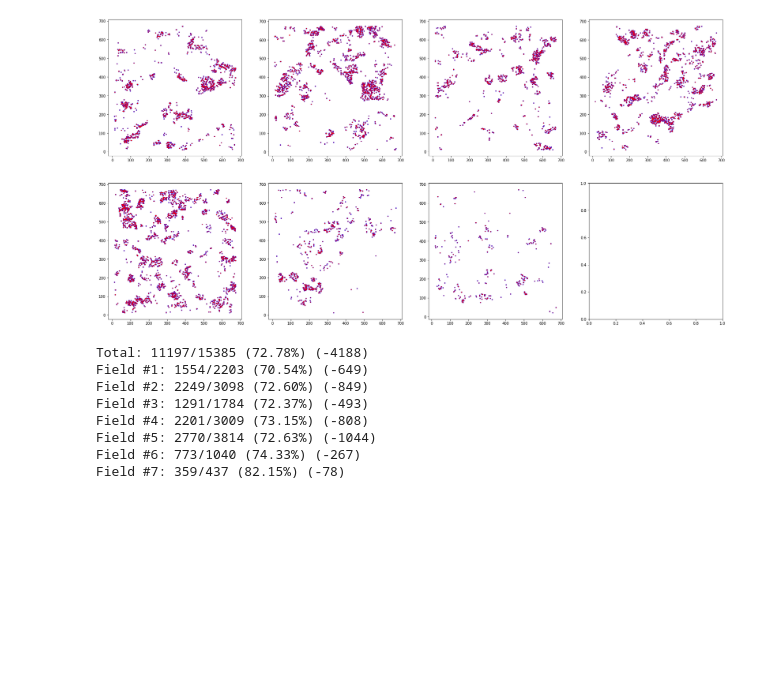
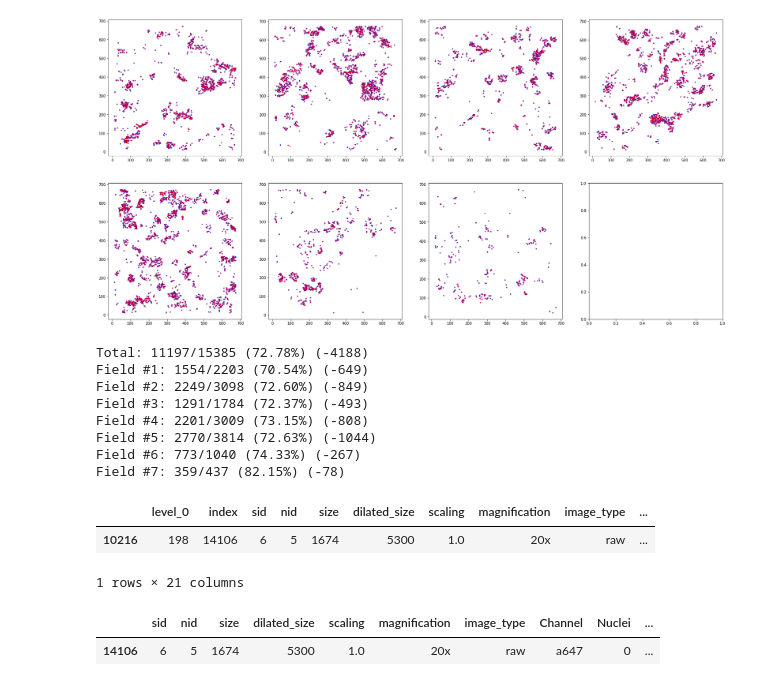
Before and after one commit to ggirelli/deconwolf-smFISH-analysis, a Jupyter notebook: notebooks/5.1_overlap_noise_removal/1_run.ipynb, the cells around one changed output. Cells and saved outputs as stored; diff of their text form; code cells hidden in the pictures; blank space fills up the shorter version.

```diff
--- a/notebooks/5.1_overlap_noise_removal/1_run.ipynb
+++ b/notebooks/5.1_overlap_noise_removal/1_run.ipynb
@@ -97,3 +97,14 @@ Field #7: 359/437 (82.15%) (-78)
 cleaned_df.to_csv(os.path.join("../../data/magnifications_matching",
                                    f"20x_raw.field_thr.cleaned.all.tsv"
                                   ), sep="\t", index=False)
+# %%
+cleaned_df.loc[cleaned_df["x"] == 11.928]
+# %% [output]
+|  | level_0 | index | sid | nid | size | dilated_size | scaling | magnification | image_type | ... |
+| 10216 | 198 | 14106 | 6 | 5 | 1674 | 5300 | 1.0 | 20x | raw | ... |
+1 rows × 21 columns
+# %%
+data_raw.loc[data_raw["x"] == 11.928]
+# %% [output]
+|  | sid | nid | size | dilated_size | scaling | magnification | image_type | Channel | Nuclei | ... |
+| 14106 | 6 | 5 | 1674 | 5300 | 1.0 | 20x | raw | a647 | 0 | ... |
```
Also changed, not shown: 1 other file.
